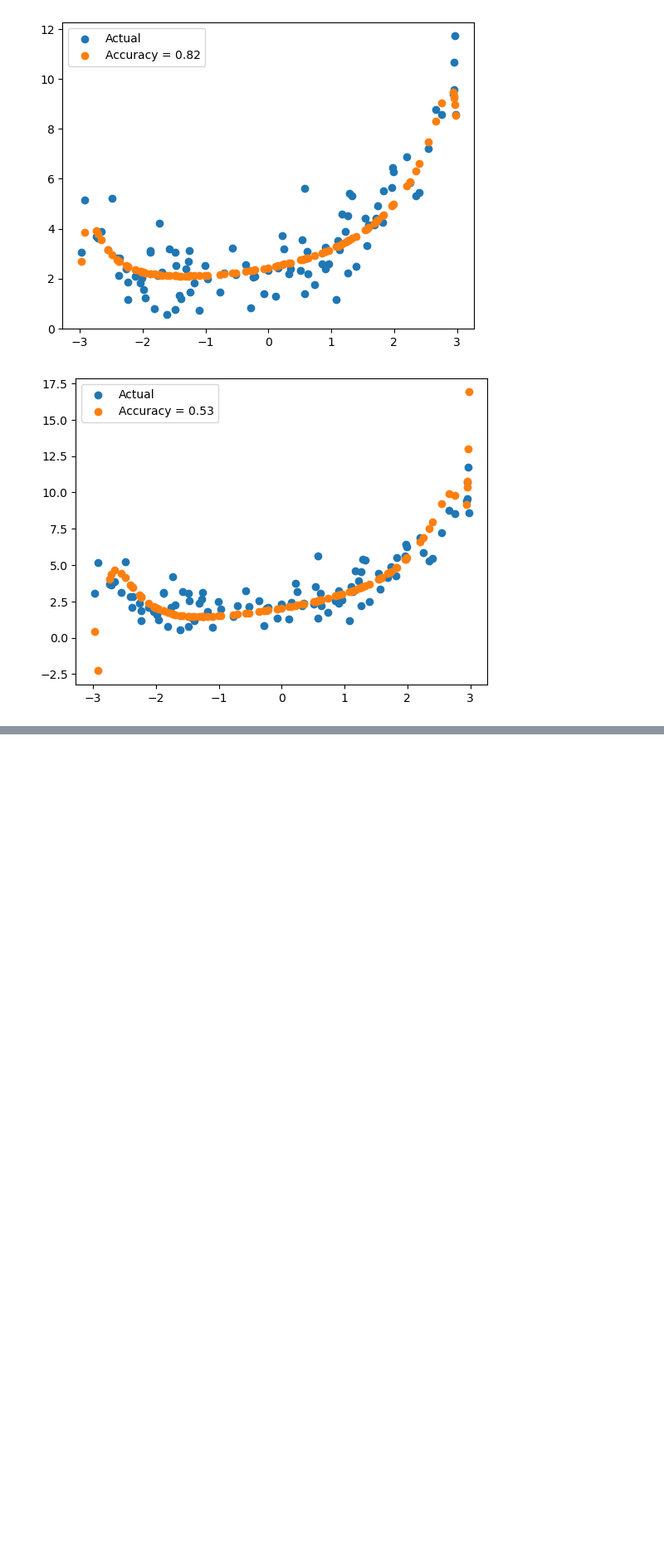
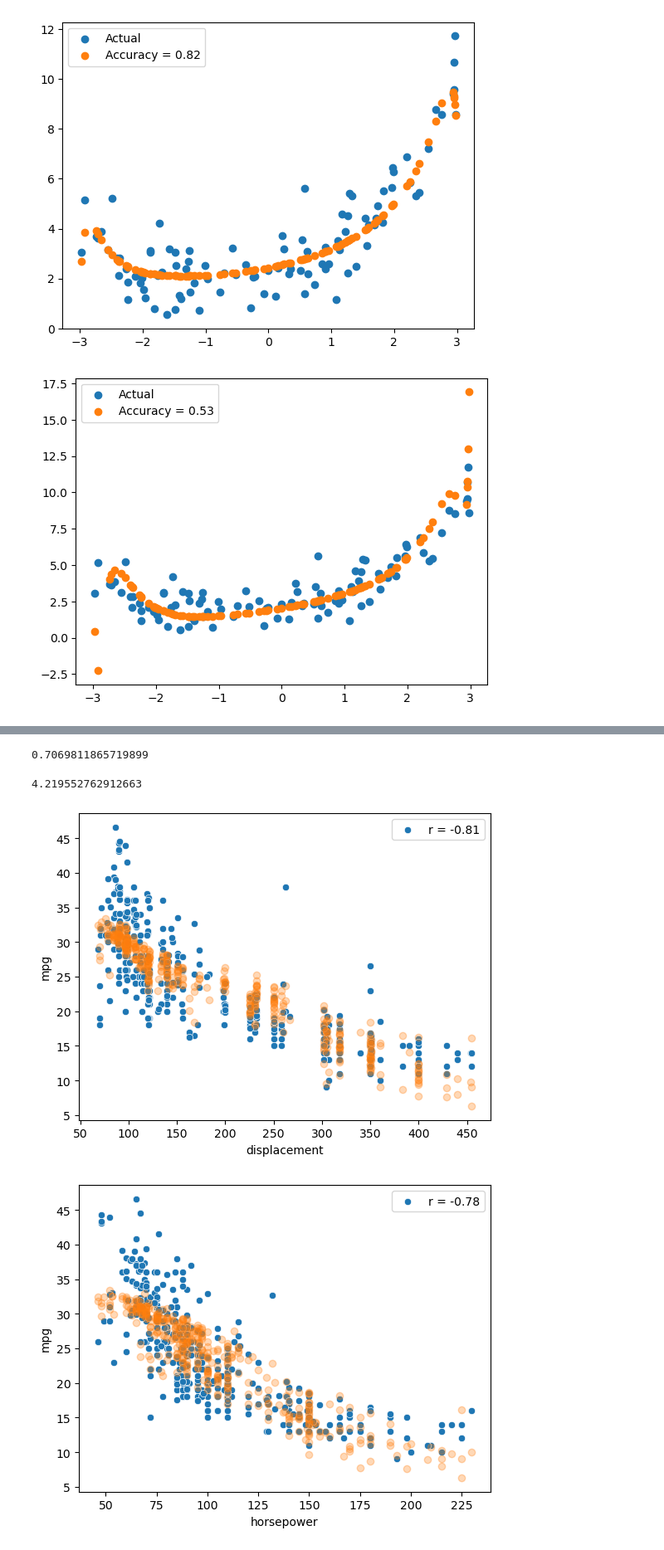
Before and after one commit to DeepratanKushwaha/ML-1-July-24, a Jupyter notebook: 16.Polynomial regression.ipynb, the cells around one changed output, grey strips where cells are left out. Shown at 83% size. Saved outputs shown, nothing was run; the diff lists cells and outputs as text; code cells hidden in the pictures; blank space fills up the shorter version.

```diff
--- a/16.Polynomial regression.ipynb
+++ b/16.Polynomial regression.ipynb
@@ -412,0 +482,4 @@ plt.show()
+# %%
+model = LinearRegression()
+# %%
+model.fit(X, y)
@@ -412,0 +488,3 @@ plt.show()
+# %%
+y_pred = model.predict(X)
+y_pred
@@ -412,0 +511,17 @@ plt.show()
+# %%
+r2_score(y, y_pred)
+# %% [output]
+0.7069811865719899
+# %%
+np.sqrt(mean_squared_error(y, y_pred))
+# %% [output]
+4.219552762912663
+# %%
+for feature in X:
+    r = np.corrcoef(X[feature], y)[0, 1]
+    sns.scatterplot(x=X[feature], y=y, label=f"r = {r:.2f}")
+    plt.scatter(X[feature], y_pred, alpha=0.3)
+    plt.show()
+# %% [output]
+[figure, added]
+[figure, added]
```
Also changed, not shown: parts of 13 cells of this notebook.
